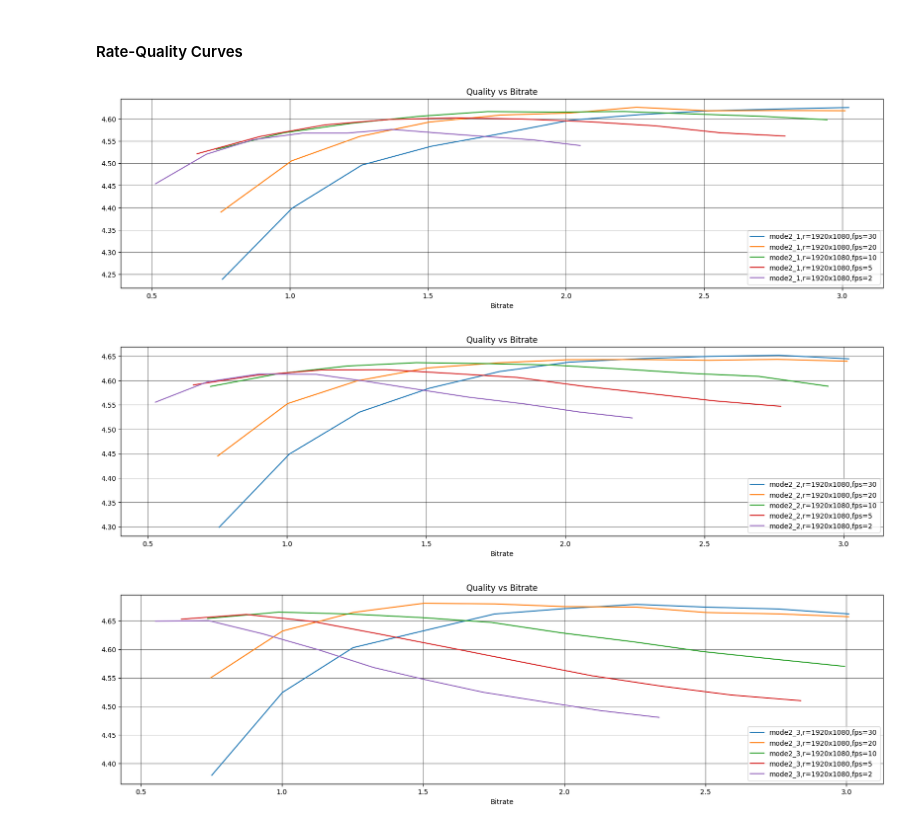
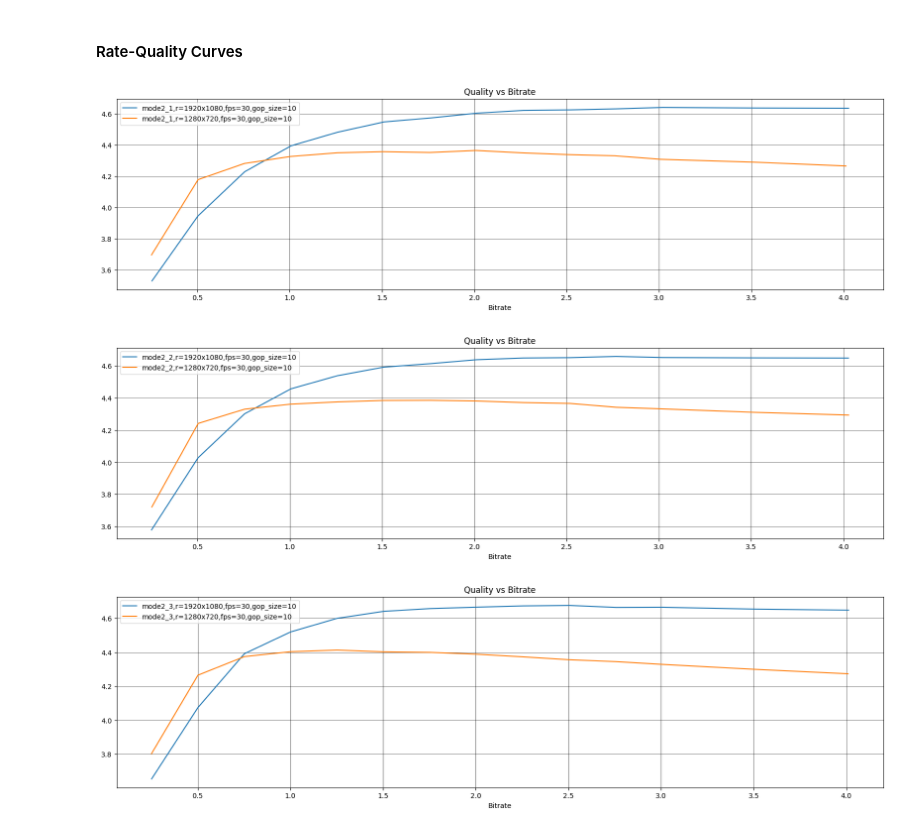
Before and after one commit to krishna-durbha-skydio/Dynamic-Frame-Rate, a Jupyter notebook: statistics/video_quality_analysis.ipynb, the cells around one changed output. Cells and saved outputs as stored; diff of their text form; code cells hidden in the pictures.

```diff
--- a/statistics/video_quality_analysis.ipynb
+++ b/statistics/video_quality_analysis.ipynb
@@ -19,7 +19,7 @@ import defaults
 ### Stored Videos
 # %%
 # Path
-stored_videos_path = "/home/krishnasrikardurbha/Desktop/Dynamic-Frame-Rate/dataset/stored_videos"
+stored_videos_path = "/home/krishnasrikardurbha/Desktop/Dynamic-Frame-Rate/dataset/simulations/stored_videos"
 
 File2Metadata = {}
 
@@ -33,7 +33,7 @@ for gop_size in [10,30]:
 		for fps in [30,20,10]:
 			File2Metadata[gop_size][resolution_string][int(fps)] = {}
 
-			for bitrate in reversed([4, 3, 2.75, 2.5, 2.25, 2, 1.75, 1.5, 1.25, 1, 0.75, 0.5, 0.25]):
+			for bitrate in reversed([4, 3.5, 3, 2.75, 2.5, 2.25, 2, 1.75, 1.5, 1.25, 1, 0.75, 0.5, 0.25]):
 				File2Metadata[gop_size][resolution_string][int(fps)][bitrate] = {}
 
 				for video_file in os.listdir(stored_videos_path):
@@ -52,14 +52,14 @@ for i,complexity in enumerate([(False, False), (True, False), (False, True), (Tr
 # Compressed videos for different gop_size, resolution, fps and bitrates
 for gop_size in [10,30]:
 	# Paths
-	compressed_videos_segments_dir = "/home/krishnasrikardurbha/Desktop/Dynamic-Frame-Rate/dataset/gop_size={}/compressed_video_segments".format(gop_size)
-	quality_scores = "/home/krishnasrikardurbha/Desktop/Dynamic-Frame-Rate/dataset/gop_size={}/compressed_videos_segments_quality_scores".format(gop_size)
+	compressed_videos_segments_dir = "/home/krishnasrikardurbha/Desktop/Dynamic-Frame-Rate/dataset/simulations/gop_size={}/compressed_videos_segments".format(gop_size)
+	quality_scores = "/home/krishnasrikardurbha/Desktop/Dynamic-Frame-Rate/dataset/simulations/gop_size={}/compressed_videos_segments_quality_scores".format(gop_size)
 
 	for resolution in [(1920,1080), (1280,720)]:
 		resolution_string = "{}x{}".format(resolution[0], resolution[1])
 
 		for fps in [30,20,10]:
-			for bitrate in [4, 3, 2.75, 2.5, 2.25, 2, 1.75, 1.5, 1.25, 1, 0.75, 0.5, 0.25]:
+			for bitrate in [4, 3.5, 3, 2.75, 2.5, 2.25, 2, 1.75, 1.5, 1.25, 1, 0.75, 0.5, 0.25]:
 				# For each compressed video
 				compressed_videos_setting_dir = os.path.join(compressed_videos_segments_dir, resolution_string, str(int(fps)), str(bitrate))
 				quality_dir = os.path.join(quality_scores, resolution_string, str(int(fps)), str(bitrate))
@@ -93,39 +93,38 @@ for filenum in [1,2,3]:
 	original_filename = "mode{}_{}".format(Info2Mode[(scene_complexity, vehicle_info)], filenum)
 
 	# Settings
-	settings = [(10, "1920x1080", 30), (10, "1920x1080", 20), (10, "1920x1080", 10), (10, "1920x1080", 5), (10, "1920x1080", 2)]
+	settings = [(10, "1920x1080", 30), (10, "1280x720", 30)]
 
 	# Plotting Seperately
 	plt.figure(figsize=(20,5))
 	plt.grid(which='major', linestyle='-', linewidth='0.4', color='black')
 	plt.grid(which='minor', linestyle='-', linewidth='0.4', color='black')
 	plt.title("Quality vs Bitrate")
 	plt.xlabel("Bitrate")
 	plt.ylabel("")
 
 	for setting in settings:
 		gop_size = setting[0]
 		resolution_string = setting[1]
 		fps = setting[2]
 
 		Bitrate = []
 		Quality = []
 
-		for bitrate in [4, 3, 2.75, 2.5, 2.25, 2, 1.75, 1.5, 1.25, 1, 0.75, 0.5, 0.25]:
+		for bitrate in [4, 3.5, 3, 2.75, 2.5, 2.25, 2, 1.75, 1.5, 1.25, 1, 0.75, 0.5, 0.25]:
 			data = File2Metadata[gop_size][resolution_string][int(fps)][bitrate][original_filename]
 			data = dict(sorted(data.items()))
 
 			metadata = np.asarray(list(data.values()))
 			Quality.append(np.mean(metadata[:, 2]))
 			Bitrate.append(np.mean(metadata[:, 1]))
 
-		# plt.scatter(Bitrate, Quality)
-		plt.plot(Bitrate, Quality, label="{},r={},fps={}".format(original_filename,resolution_string,fps))
+		plt.plot(Bitrate, Quality, label="{},r={},fps={},gop_size={}".format(original_filename,resolution_string,fps,gop_size))
 
 	plt.legend()
 
 	plt.show()
 # %% [output]
-[figure, old version]
+[figure, new version]
-[figure, old version]
+[figure, new version]
-[figure, old version]
+[figure, new version]
```
Also changed, not shown: parts of 1 cell of this notebook, 3 other files.
